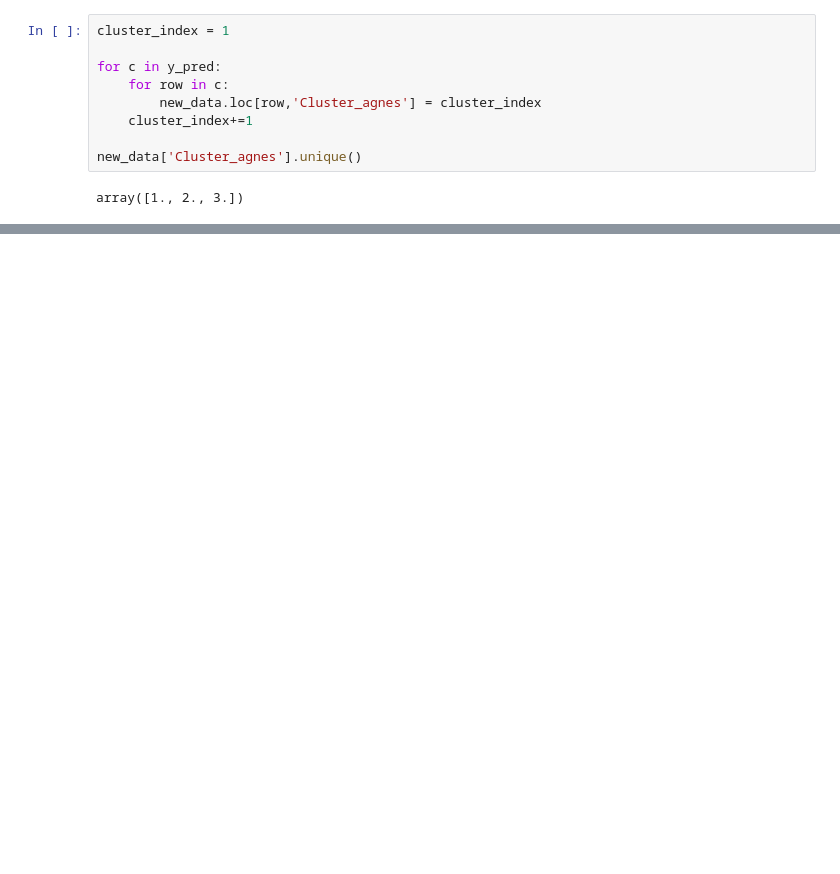
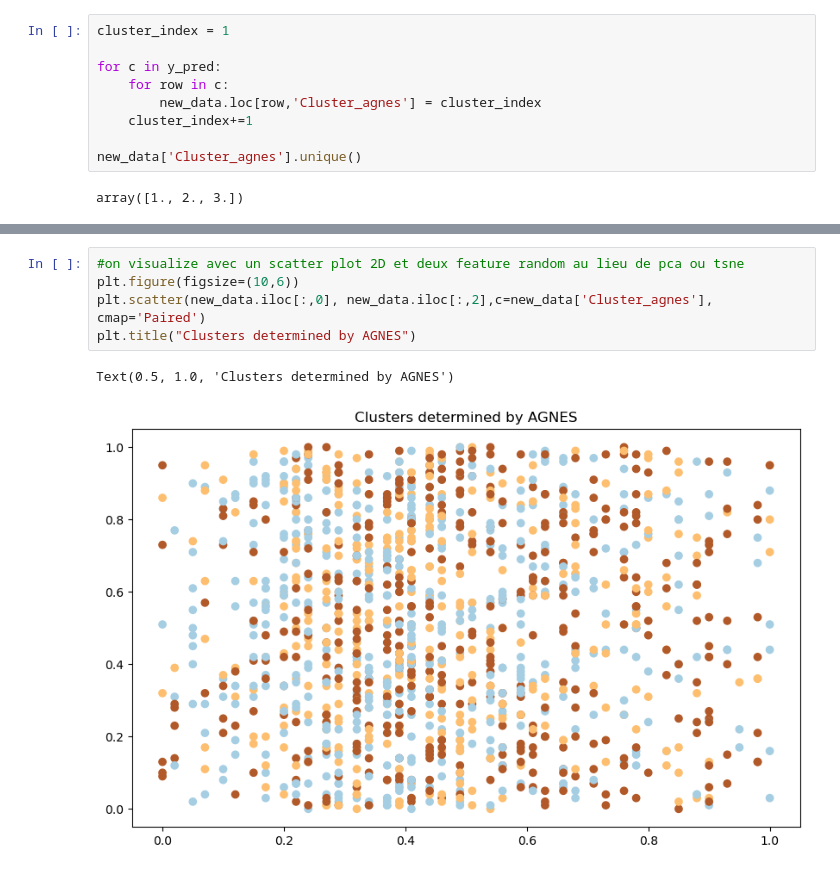
Before and after one commit to ferrorra/DataMining, a Jupyter notebook: Projet/Partie5/Clustering.ipynb, the cells around one changed output, grey strips where cells are left out. Saved outputs shown, nothing was run; the diff lists cells and outputs as text; blank space fills up the shorter version.

```diff
--- a/Projet/Partie5/Clustering.ipynb
+++ b/Projet/Partie5/Clustering.ipynb
@@ -571,0 +585,8 @@ agnes_results.to_csv('agnes.csv')
+# %%
+#on visualize avec un scatter plot 2D et deux feature random au lieu de pca ou tsne
+plt.figure(figsize=(10,6))
+plt.scatter(new_data.iloc[:,0], new_data.iloc[:,2],c=new_data['Cluster_agnes'], cmap='Paired')
+plt.title("Clusters determined by AGNES")
+# %% [output]
+Text(0.5, 1.0, 'Clusters determined by AGNES')
+[figure, added]
```
Also changed, not shown: parts of 25 cells of this notebook, 1 other file.
